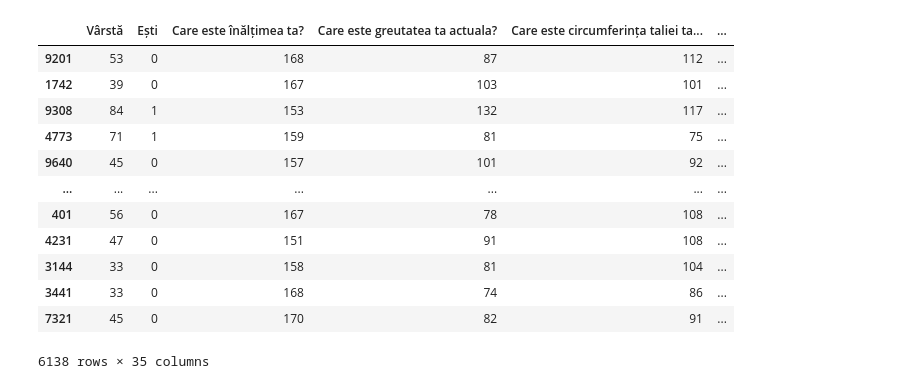
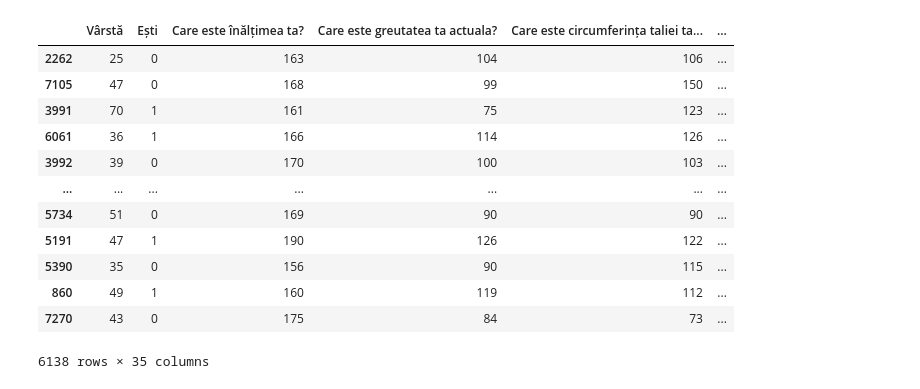
Before and after one commit to AndreiFat/TrainModel, a Jupyter notebook: data/Split Datasets.ipynb, the cells around one changed output. Drawn from its saved outputs; the diff is of its cells as text; code cells hidden in the pictures.

```diff
--- a/data/Split Datasets.ipynb
+++ b/data/Split Datasets.ipynb
@@ -183,18 +266,18 @@ Mediana scorului medical cardio este: 22.0
 Etichete extrase: ['cardio_vascular', 'gastro_hepato_renal', 'ginecologic_hormonal', 'inflamator_autoimun', 'metabolic_endocrin', 'neuro_psiho_energie']
-# %%
-train.head(7000)
-# %% [output]
-|  | Vârstă | Ești | Care este înălțimea ta? | Care este greutatea ta actuala? | Care este circumferința taliei ta... | ... |
-| 9201 | 53 | 0 | 168 | 87 | 112 | ... |
-| 1742 | 39 | 0 | 167 | 103 | 101 | ... |
-| 9308 | 84 | 1 | 153 | 132 | 117 | ... |
-| 4773 | 71 | 1 | 159 | 81 | 75 | ... |
-| 9640 | 45 | 0 | 157 | 101 | 92 | ... |
-| ... | ... | ... | ... | ... | ... | ... |
-| 401 | 56 | 0 | 167 | 78 | 108 | ... |
-| 4231 | 47 | 0 | 151 | 91 | 108 | ... |
-| 3144 | 33 | 0 | 158 | 81 | 104 | ... |
-| 3441 | 33 | 0 | 168 | 74 | 86 | ... |
-| 7321 | 45 | 0 | 170 | 82 | 91 | ... |
-6138 rows × 35 columns
+# %%
+df_train.head(7000)
+# %% [output]
+|  | Vârstă | Ești | Care este înălțimea ta? | Care este greutatea ta actuala? | Care este circumferința taliei ta... | ... |
+| 2262 | 25 | 0 | 163 | 104 | 106 | ... |
+| 7105 | 47 | 0 | 168 | 99 | 150 | ... |
+| 3991 | 70 | 1 | 161 | 75 | 123 | ... |
+| 6061 | 36 | 1 | 166 | 114 | 126 | ... |
+| 3992 | 39 | 0 | 170 | 100 | 103 | ... |
+| ... | ... | ... | ... | ... | ... | ... |
+| 5734 | 51 | 0 | 169 | 90 | 90 | ... |
+| 5191 | 47 | 1 | 190 | 126 | 122 | ... |
+| 5390 | 35 | 0 | 156 | 90 | 115 | ... |
+| 860 | 49 | 1 | 160 | 119 | 112 | ... |
+| 7270 | 43 | 0 | 175 | 84 | 73 | ... |
+6138 rows × 35 columns
 # %%
```
Also changed, not shown: parts of 4 cells of this notebook, 29 other files.
